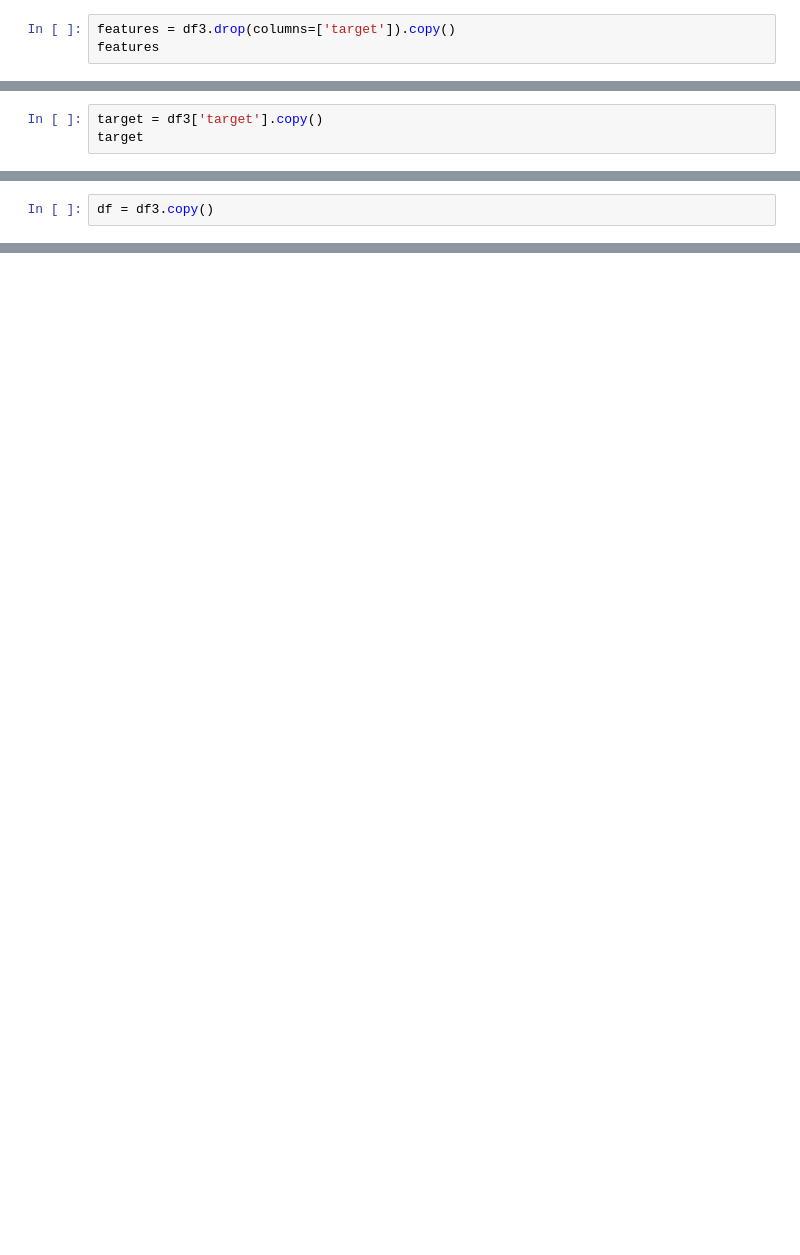
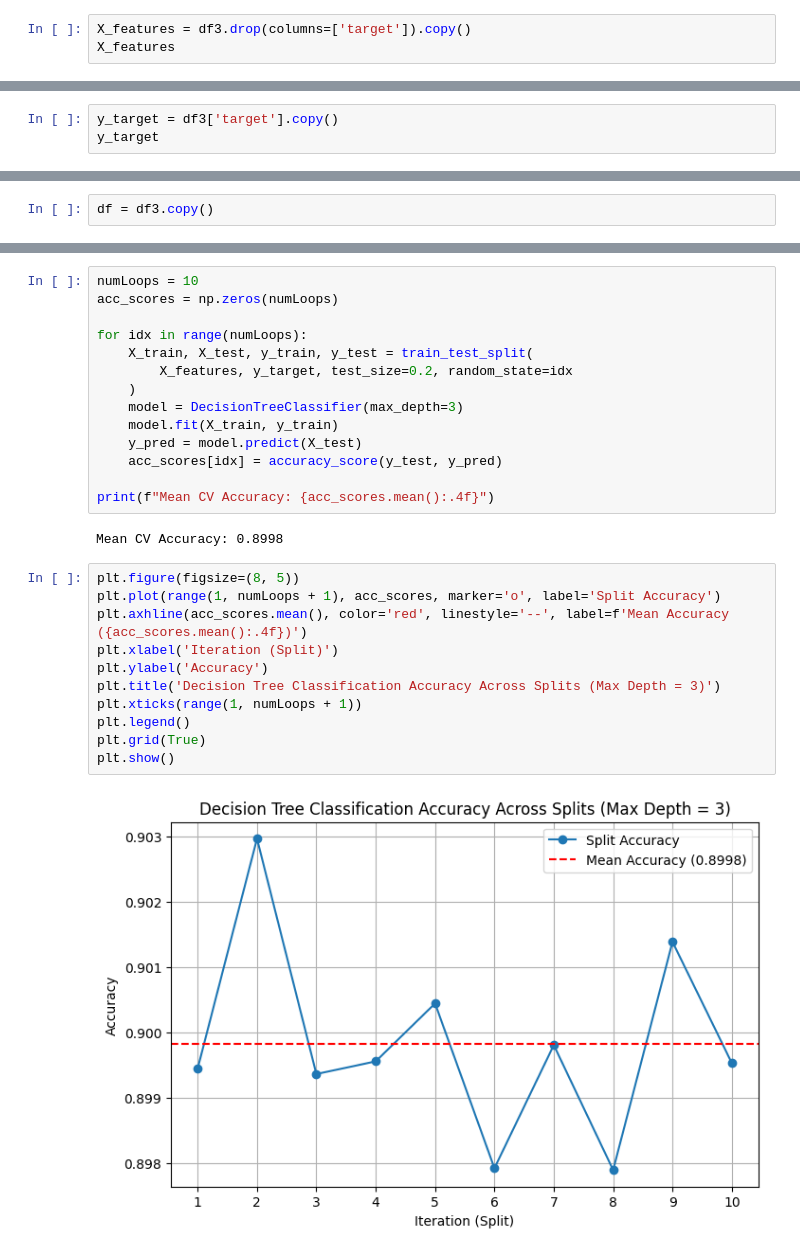
Before and after one commit to cnmi-ds-22/efitznm___Data-Science-Portfolio-C22, a Jupyter notebook: Modules/Module_4_Tree_Based_Methods/Projects/Instructions/Project.4-Spotify/Transactions_Pass_01.ipynb, the cells around one changed output, grey strips where cells are left out. Saved outputs shown, nothing was run; the diff lists cells and outputs as text; blank space fills up the shorter version.

```diff
--- a/Modules/Module_4_Tree_Based_Methods/Projects/Instructions/Project.4-Spotify/Transactions_Pass_01.ipynb
+++ b/Modules/Module_4_Tree_Based_Methods/Projects/Instructions/Project.4-Spotify/Transactions_Pass_01.ipynb
@@ -86,8 +92,8 @@ Data columns (total 5 columns):
 dtypes: float64(5)
 memory usage: 6.9 MB
 # %%
-features = df3.drop(columns=['target']).copy()
-features
+X_features = df3.drop(columns=['target']).copy()
+X_features
 # %% [output]
 |  | var_0 | var_1 | var_2 | var_4 | var_7 | var_8 | var_14 | var_15 | var_17 | var_20 | ... | ... |
 | 0 | 4.6739 | 22.3915 | 15.6015 | 0.0464 | -1.9254 | 6.4760 | 21.6435 | 2.8817 | 11.6975 | 0.5878 | ... | ... |
@@ -103,8 +109,8 @@ features
 | 179999 | 2.1828 | 12.3805 | 17.5654 | 8.1795 | -5.5755 | 6.3705 | 5.1813 | 2.5118 | 10.0141 | -14.7574 | ... | ... |
 180000 rows × 50 columns
 # %%
-target = df3['target'].copy()
-target
+y_target = df3['target'].copy()
+y_target
 # %% [output]
 |  | target |
 | 0 | 0.0 |
@@ -124,0 +137,29 @@ df = df3.copy()
+# %%
+numLoops = 10
+acc_scores = np.zeros(numLoops)
+
+for idx in range(numLoops):
+    X_train, X_test, y_train, y_test = train_test_split(
+        X_features, y_target, test_size=0.2, random_state=idx
+    )
+    model = DecisionTreeClassifier(max_depth=3)
+    model.fit(X_train, y_train)
+    y_pred = model.predict(X_test)
+    acc_scores[idx] = accuracy_score(y_test, y_pred)
+
+print(f"Mean CV Accuracy: {acc_scores.mean():.4f}")
+# %% [output]
+Mean CV Accuracy: 0.8998
+# %%
+plt.figure(figsize=(8, 5))
+plt.plot(range(1, numLoops + 1), acc_scores, marker='o', label='Split Accuracy')
+plt.axhline(acc_scores.mean(), color='red', linestyle='--', label=f'Mean Accuracy ({acc_scores.mean():.4f})')
+plt.xlabel('Iteration (Split)')
+plt.ylabel('Accuracy')
+plt.title('Decision Tree Classification Accuracy Across Splits (Max Depth = 3)')
+plt.xticks(range(1, numLoops + 1))
+plt.legend()
+plt.grid(True)
+plt.show()
+# %% [output]
+[figure, added]
```
Also changed, not shown: parts of 26 cells of this notebook.
